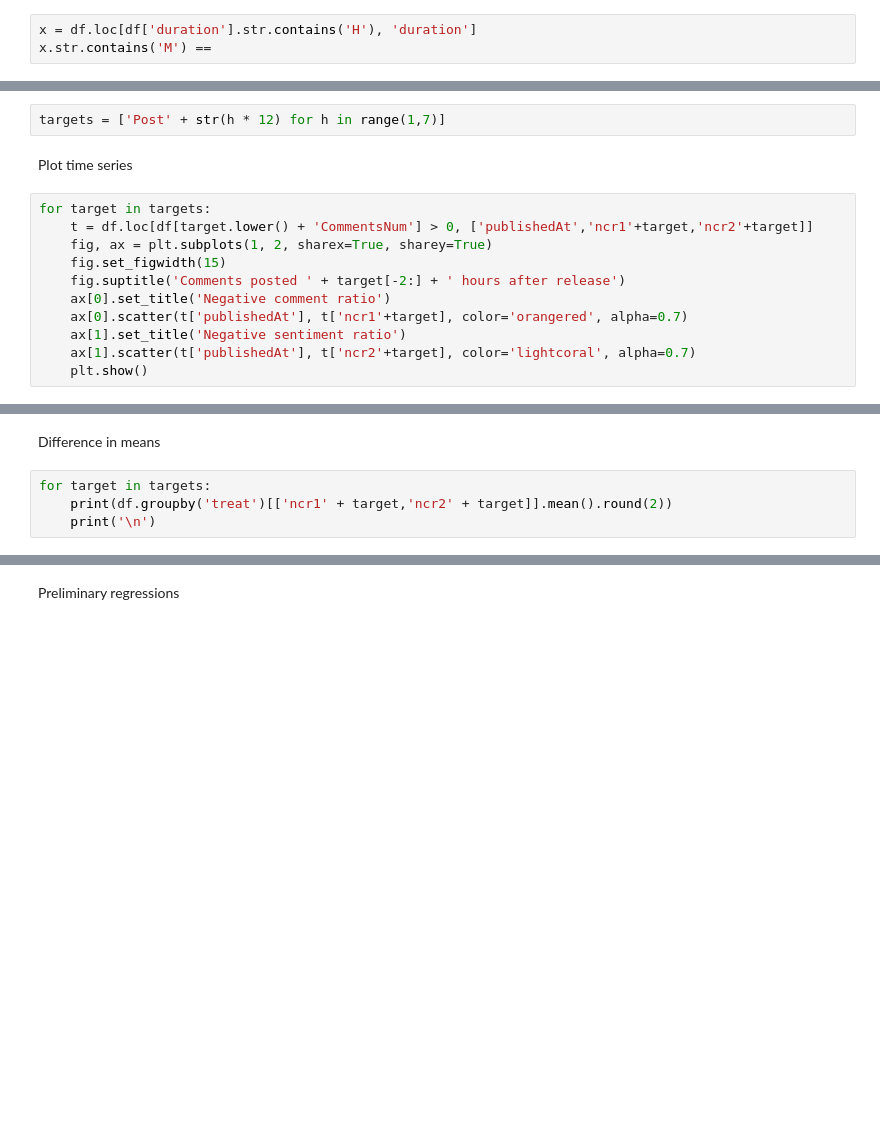
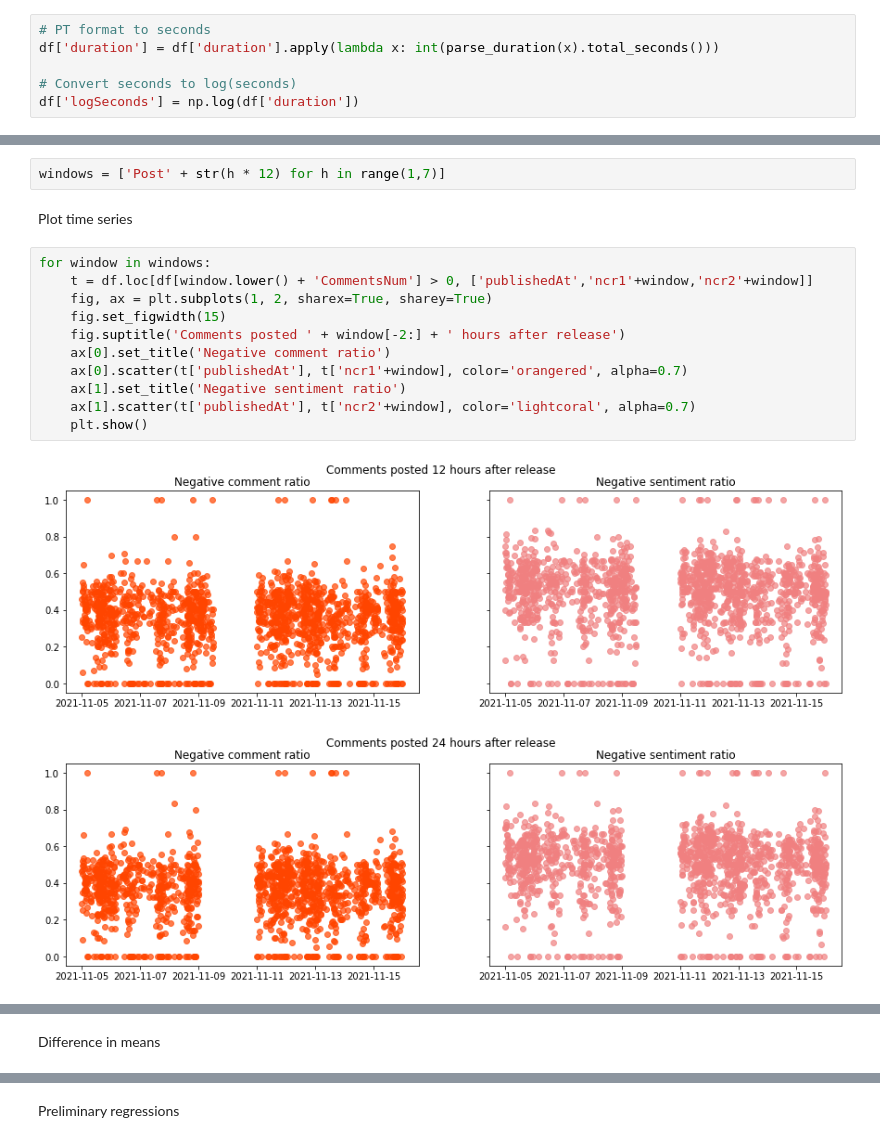
Before and after one commit to ArturoSbr/youtube-dislike-count, a Jupyter notebook: cod/02_analysis/01_EDA.ipynb, the cells around one changed output, grey strips where cells are left out. Drawn from its saved outputs; the diff is of its cells as text; blank space fills up the shorter version.

```diff
--- a/cod/02_analysis/01_EDA.ipynb
+++ b/cod/02_analysis/01_EDA.ipynb
@@ -142,3 +98,6 @@ def _js_parseInt(string):
 # %%
-x = df.loc[df['duration'].str.contains('H'), 'duration']
-x.str.contains('M') ==
+# PT format to seconds
+df['duration'] = df['duration'].apply(lambda x: int(parse_duration(x).total_seconds()))
+
+# Convert seconds to log(seconds)
+df['logSeconds'] = np.log(df['duration'])
@@ -172,17 +113,20 @@ df['treat'] = (df['publishedAt'] > '2021-11-10').astype(int)
 ## 3. EDA
 List of targets
 # %%
-targets = ['Post' + str(h * 12) for h in range(1,7)]
+windows = ['Post' + str(h * 12) for h in range(1,7)]
 # %% [markdown]
 Plot time series
 # %%
-for target in targets:
-    t = df.loc[df[target.lower() + 'CommentsNum'] > 0, ['publishedAt','ncr1'+target,'ncr2'+target]]
+for window in windows:
+    t = df.loc[df[window.lower() + 'CommentsNum'] > 0, ['publishedAt','ncr1'+window,'ncr2'+window]]
     fig, ax = plt.subplots(1, 2, sharex=True, sharey=True)
     fig.set_figwidth(15)
-    fig.suptitle('Comments posted ' + target[-2:] + ' hours after release')
+    fig.suptitle('Comments posted ' + window[-2:] + ' hours after release')
     ax[0].set_title('Negative comment ratio')
-    ax[0].scatter(t['publishedAt'], t['ncr1'+target], color='orangered', alpha=0.7)
+    ax[0].scatter(t['publishedAt'], t['ncr1'+window], color='orangered', alpha=0.7)
     ax[1].set_title('Negative sentiment ratio')
-    ax[1].scatter(t['publishedAt'], t['ncr2'+target], color='lightcoral', alpha=0.7)
+    ax[1].scatter(t['publishedAt'], t['ncr2'+window], color='lightcoral', alpha=0.7)
     plt.show()
+# %% [output]
+[figure, added]
+[figure, added]
@@ -189,6 +137,2 @@ for target in targets:
 # %% [markdown]
 Difference in means
-# %%
-for target in targets:
-    print(df.groupby('treat')[['ncr1' + target,'ncr2' + target]].mean().round(2))
-    print('\n')
```
Also changed, not shown: parts of 9 cells of this notebook.
